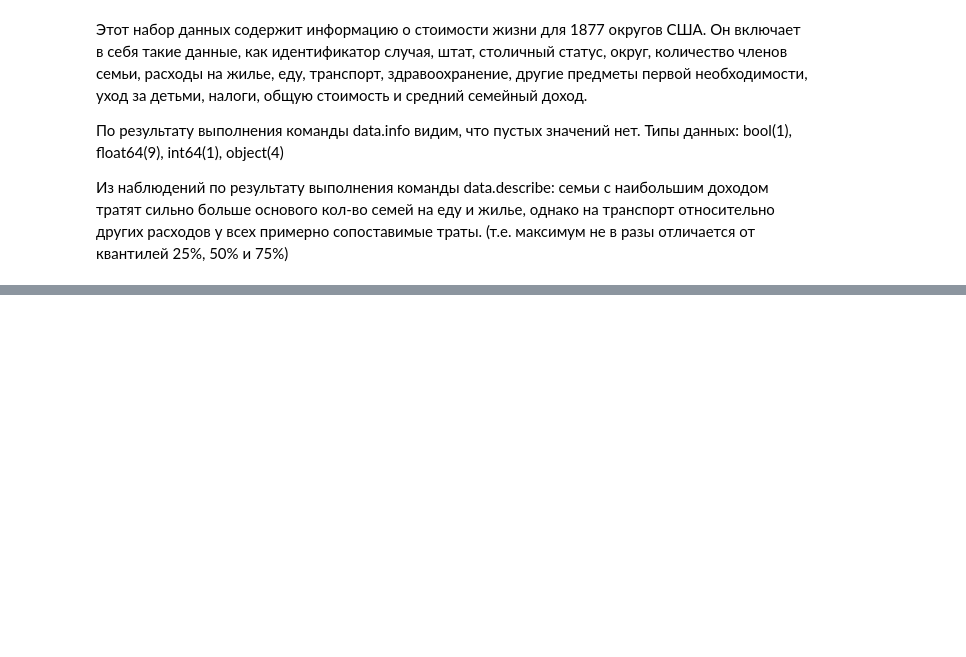
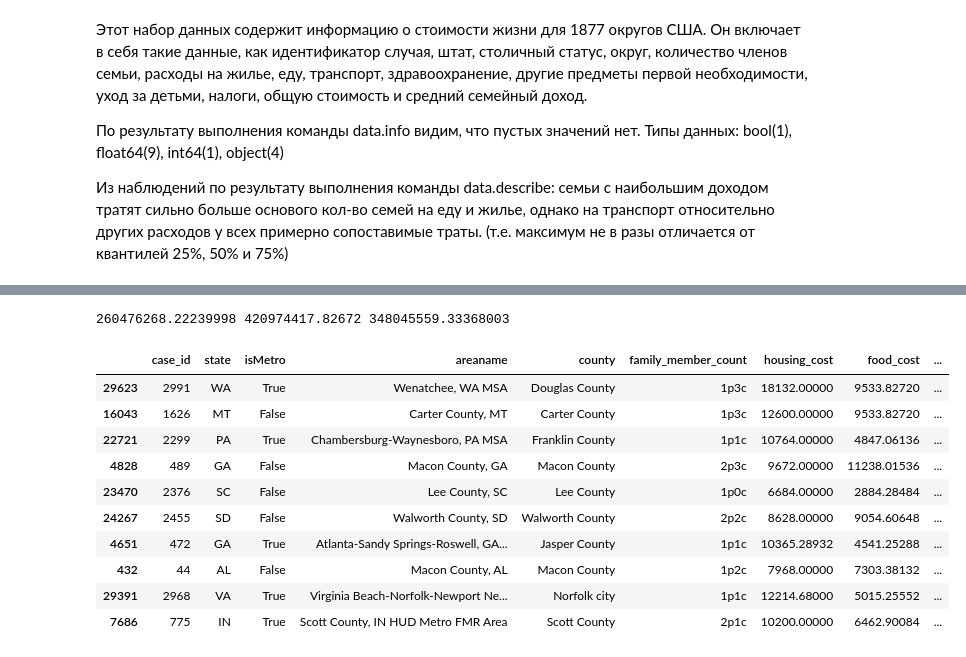
Before and after one commit to kseniasvichkareva/Step, a Jupyter notebook: Untitled2.ipynb, the cells around one changed output, grey strips where cells are left out. Drawn from its saved outputs; the diff is of its cells as text; code cells hidden in the pictures; blank space fills up the shorter version.

```diff
--- a/Untitled2.ipynb
+++ b/Untitled2.ipynb
@@ -179,0 +91,24 @@ chart
+# %%
+cost1=data['food_cost'].sum()
+cost2=data['healthcare_cost'].sum()
+cost3=data['housing_cost'].sum()
+print(cost1, cost2, cost3)
+# %% [output]
+260476268.22239998 420974417.82672 348045559.33368003
+# %%
+data1=data.sample(n=10)
+data2=data.sample(n=10)
+# %%
+data1
+# %% [output]
+|  | case_id | state | isMetro | areaname | county | family_member_count | housing_cost | food_cost | ... |
+| 29623 | 2991 | WA | True | Wenatchee, WA MSA | Douglas County | 1p3c | 18132.00000 | 9533.82720 | ... |
+| 16043 | 1626 | MT | False | Carter County, MT | Carter County | 1p3c | 12600.00000 | 9533.82720 | ... |
+| 22721 | 2299 | PA | True | Chambersburg-Waynesboro, PA MSA | Franklin County | 1p1c | 10764.00000 | 4847.06136 | ... |
+| 4828 | 489 | GA | False | Macon County, GA | Macon County | 2p3c | 9672.00000 | 11238.01536 | ... |
+| 23470 | 2376 | SC | False | Lee County, SC | Lee County | 1p0c | 6684.00000 | 2884.28484 | ... |
+| 24267 | 2455 | SD | False | Walworth County, SD | Walworth County | 2p2c | 8628.00000 | 9054.60648 | ... |
+| 4651 | 472 | GA | True | Atlanta-Sandy Springs-Roswell, GA... | Jasper County | 1p1c | 10365.28932 | 4541.25288 | ... |
+| 432 | 44 | AL | False | Macon County, AL | Macon County | 1p2c | 7968.00000 | 7303.38132 | ... |
+| 29391 | 2968 | VA | True | Virginia Beach-Norfolk-Newport Ne... | Norfolk city | 1p1c | 12214.68000 | 5015.25552 | ... |
+| 7686 | 775 | IN | True | Scott County, IN HUD Metro FMR Area | Scott County | 2p1c | 10200.00000 | 6462.90084 | ... |
```
Also changed, not shown: parts of 15 cells of this notebook.
